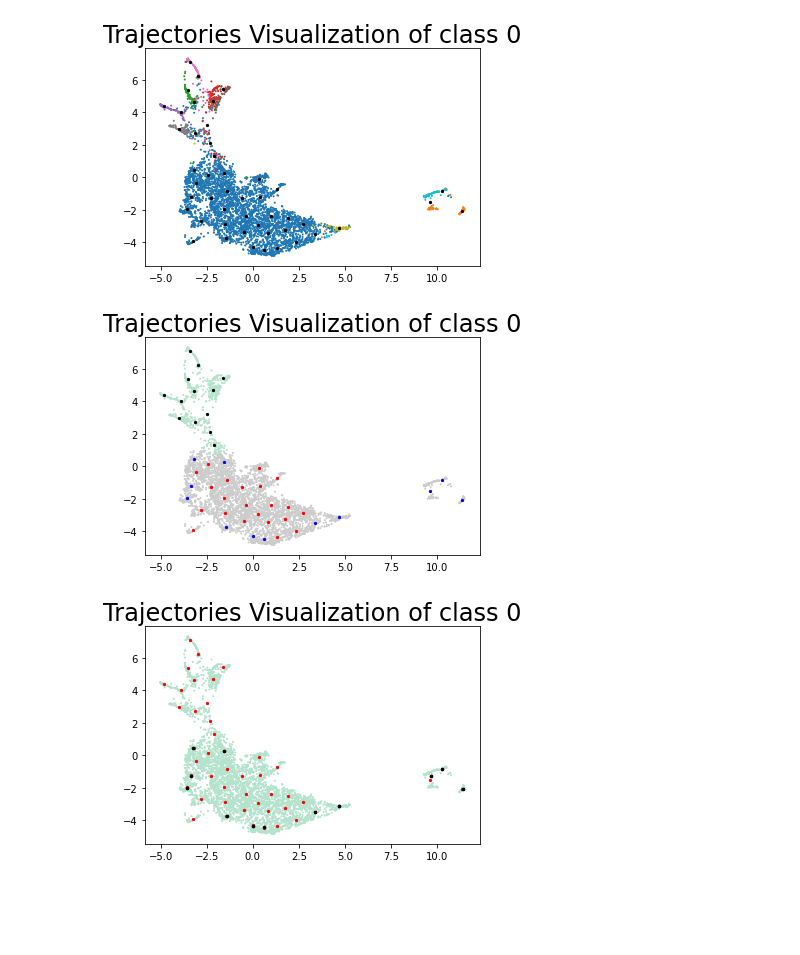
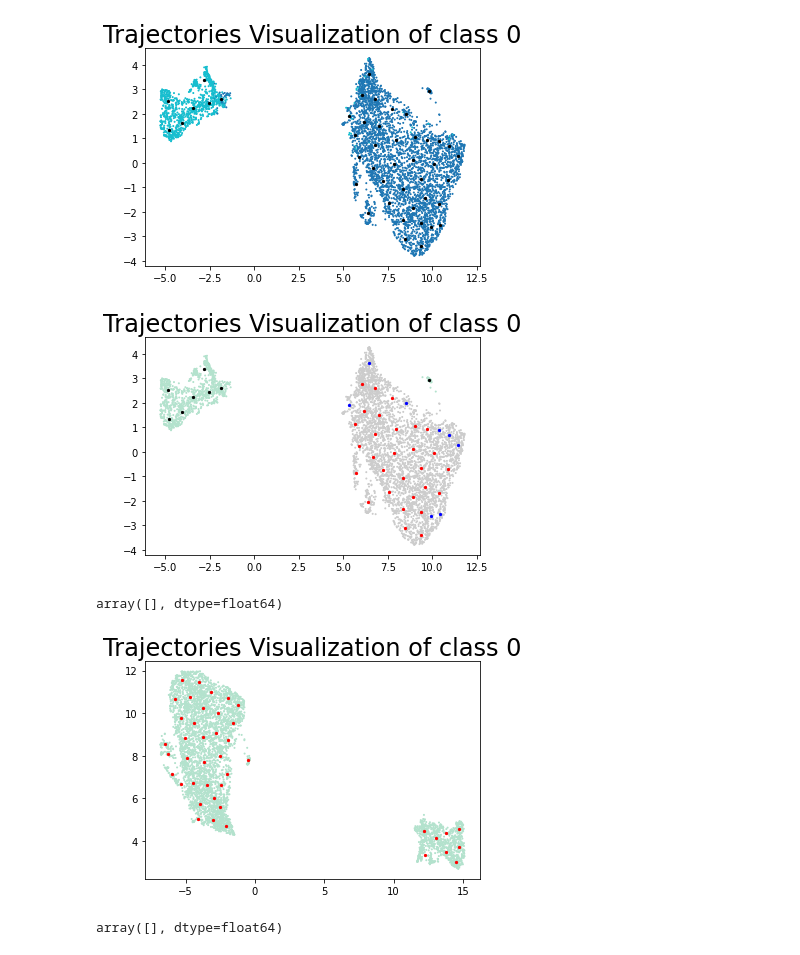
Before and after one commit to llmhyy/training-visualizer, a Jupyter notebook: server/timevis_backend/noise_detector.ipynb, the cells around one changed output. Cells and saved outputs as stored; diff of their text form; code cells hidden in the pictures; blank space fills up the shorter version.

```diff
--- a/server/timevis_backend/noise_detector.ipynb
+++ b/server/timevis_backend/noise_detector.ipynb
@@ -2,7 +2,7 @@
 import numpy as np
 import json
 # %%
-dataset = "symmetric"
+dataset = "pairflip"
 # %%
 path = "/home/xianglin/projects/DVI_data/noisy/{}/cifar10/embedding.npy".format(dataset)
 embeddings = np.load(path)
@@ -51,15 +51,23 @@ ntd.proj_all()
 # %%
 ntd.show_ground_truth(0,clean_label[noisy_label==0])
 # %% [output]
-[figure, old version]
+[figure, new version]
 # %%
-# ntd.update_belief(0, np.array([12, 10]), True)
+ntd.update_belief(0, np.array([12,3]), True)
 ntd.show(0)
 # %% [output]
-[figure, old version]
+[figure, new version]
 # %%
 repr_centroid, noise_centroids, suspicious_centroids = ntd.select_cls_representative(cls_num)
+# %%
+suspicious_centroids
+# %% [output]
+array([], dtype=float64)
 # %%
 ntd.show_highlight(cls_num, suspicious_centroids)
 # %% [output]
-[figure, old version]
+[figure, new version]
+# %%
+ntd.query_noise_score(cls_num, np.array([]))
+# %% [output]
+array([], dtype=float64)
```
Also changed, not shown: parts of 2 cells of this notebook, 1 other file.
